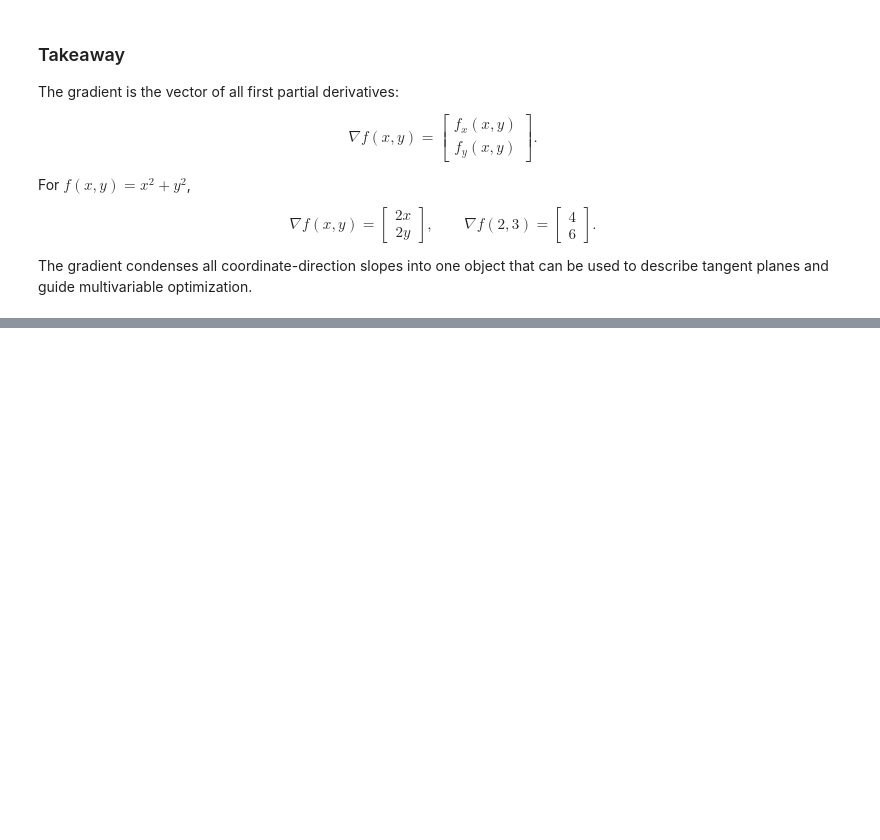
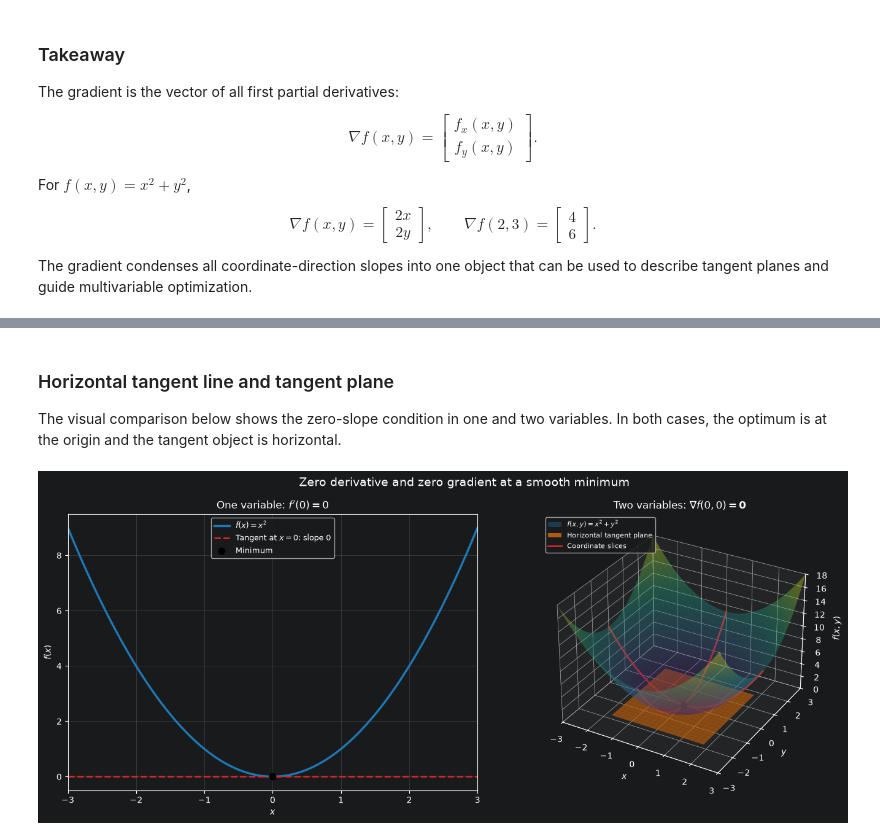
Before and after one commit to majorgilles/mathematics-for-machine-learning-and-data-science, a Jupyter notebook: weeks/c2_w2/01_gradients_and_gradient_descent.ipynb, the cells around one changed output, grey strips where cells are left out. Cells and saved outputs as stored; diff of their text form; code cells hidden in the pictures; blank space fills up the shorter version.

```diff
--- a/weeks/c2_w2/01_gradients_and_gradient_descent.ipynb
+++ b/weeks/c2_w2/01_gradients_and_gradient_descent.ipynb
@@ -785,0 +919,58 @@ The gradient condenses all coordinate-direction slopes into one object that can
+# %% [markdown]
+### Horizontal tangent line and tangent plane
+
+The visual comparison below shows the zero-slope condition in one and two variables. In both cases, the optimum is at the origin and the tangent object is horizontal.
+# %%
+zero_gradient_curve_x: np.ndarray = np.linspace(-3.0, 3.0, 350)
+zero_gradient_curve_y: np.ndarray = zero_gradient_curve_x**2
+
+fig = plt.figure(figsize=(14, 5.8))
+ax_zero_curve = fig.add_subplot(1, 2, 1)
+ax_zero_curve.plot(zero_gradient_curve_x, zero_gradient_curve_y, color="tab:blue",
+                   linewidth=2.5, label="$f(x)=x^2$")
+ax_zero_curve.axhline(0, color="tab:red", linestyle="--", linewidth=2,
+                      label="Tangent at $x=0$: slope $0$")
+ax_zero_curve.scatter([0], [0], color="black", s=55, zorder=3, label="Minimum")
+ax_zero_curve.set(title="One variable: $f'(0)=0$", xlabel="$x$", ylabel="$f(x)$",
+                  xlim=(-3, 3), ylim=(-0.5, 9.5))
+ax_zero_curve.grid(alpha=0.25)
+ax_zero_curve.legend(fontsize=9)
+
+ax_zero_surface = fig.add_subplot(1, 2, 2, projection="3d")
+zero_gradient_surface_x: np.ndarray = np.linspace(-3.0, 3.0, 90)
+zero_gradient_surface_y: np.ndarray = np.linspace(-3.0, 3.0, 90)
+zero_gradient_x_grid, zero_gradient_y_grid = np.meshgrid(
+    zero_gradient_surface_x, zero_gradient_surface_y
+)
+zero_gradient_z_grid: np.ndarray = zero_gradient_x_grid**2 + zero_gradient_y_grid**2
+ax_zero_surface.plot_surface(zero_gradient_x_grid, zero_gradient_y_grid,
+                             zero_gradient_z_grid, cmap="viridis", alpha=0.35,
+                             linewidth=0)
+zero_plane_x: np.ndarray = np.linspace(-1.8, 1.8, 20)
+zero_plane_y: np.ndarray = np.linspace(-1.8, 1.8, 20)
+zero_plane_x_grid, zero_plane_y_grid = np.meshgrid(zero_plane_x, zero_plane_y)
+ax_zero_surface.plot_surface(zero_plane_x_grid, zero_plane_y_grid,
+                             np.zeros_like(zero_plane_x_grid), color="tab:orange",
+                             alpha=0.65, linewidth=0)
+ax_zero_surface.plot(zero_gradient_surface_x,
+                     np.zeros_like(zero_gradient_surface_x),
+                     zero_gradient_surface_x**2, color="tab:red", linewidth=2)
+ax_zero_surface.plot(np.zeros_like(zero_gradient_surface_y),
+                     zero_gradient_surface_y,
+                     zero_gradient_surface_y**2, color="tab:red", linewidth=2)
+ax_zero_surface.scatter([0], [0], [0], color="black", s=55)
+ax_zero_surface.set(title="Two variables: $\\nabla f(0,0)=\\mathbf{0}$",
+                    xlabel="$x$", ylabel="$y$", zlabel="$f(x,y)$",
+                    xlim=(-3, 3), ylim=(-3, 3), zlim=(0, 18))
+zero_gradient_legend = [
+    Patch(facecolor="tab:blue", alpha=0.35, label="$f(x,y)=x^2+y^2$"),
+    Patch(facecolor="tab:orange", alpha=0.65, label="Horizontal tangent plane"),
+    Line2D([0], [0], color="tab:red", linewidth=2, label="Coordinate slices"),
+]
+ax_zero_surface.legend(handles=zero_gradient_legend, fontsize=8, loc="upper left")
+
+fig.suptitle("Zero derivative and zero gradient at a smooth minimum", fontsize=14)
+fig.tight_layout()
+plt.show()
+# %% [output]
+[figure, added]
```
Also changed, not shown: parts of 8 cells of this notebook.
